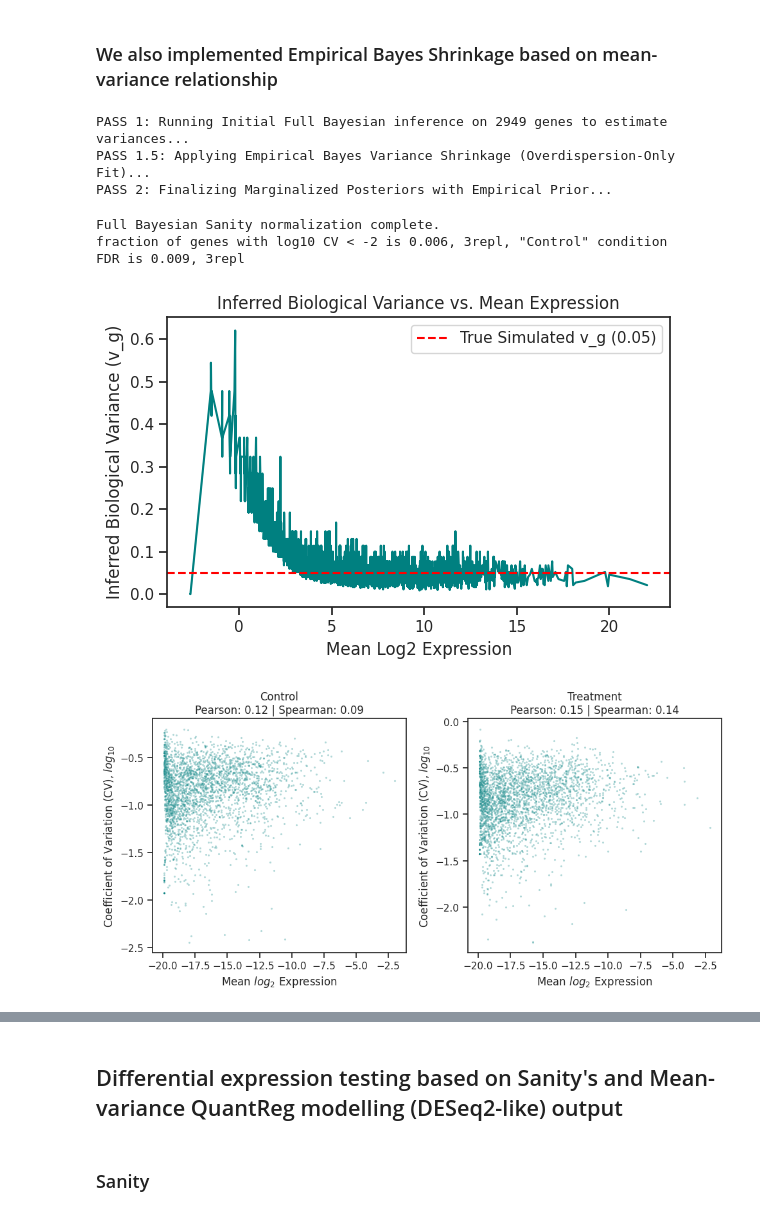
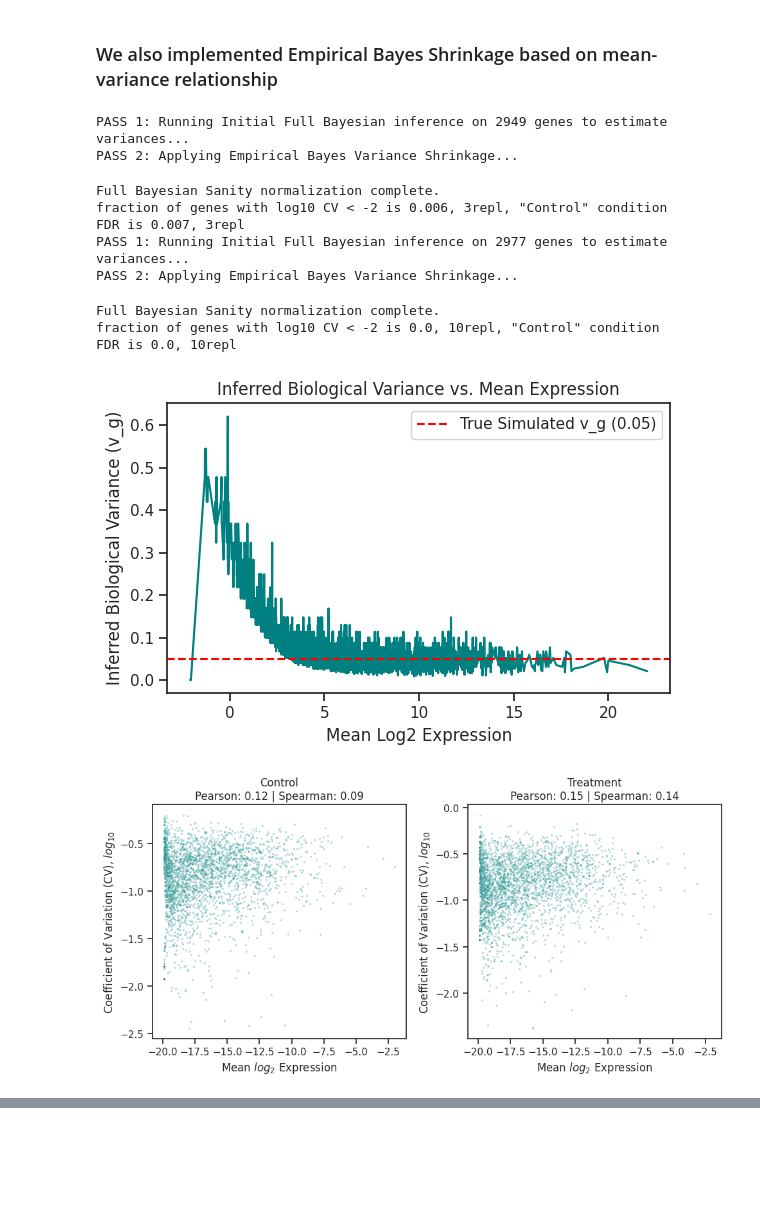
Before and after one commit to zavolanlab/zavolab_pyutils, a Jupyter notebook: test_module.ipynb, the cells around one changed output, grey strips where cells are left out. Cells and saved outputs as stored; diff of their text form; code cells hidden in the pictures; blank space fills up the shorter version.

```diff
--- a/test_module.ipynb
+++ b/test_module.ipynb
@@ -535,7 +546,7 @@ titles = ['3repl','10repl']
 metadata_dfs = [metadata_3repl_df,metadata_10repl_df]
 replicate_options = ['3repl','10repl']
 for k,data in enumerate([pln_counts_3repl_df,pln_counts_10repl_df]):
-    sanity_norm_counts_df, sanity_means_df, sanity_errors_df, sanity_vg_df, median_lib_size = apply_sanity_normalization_full_bayesian(
+    sanity_norm_counts_df, sanity_means_df, sanity_relative_errors_df, sanity_absolute_errors_df, sanity_vg_df, median_lib_size, variances_df = apply_sanity_normalization_full_bayesian(
         counts_df=data.copy(),
         metadata_df=metadata_dfs[k].copy(),
         sample_col='sample',
@@ -565,38 +576,41 @@ for k,data in enumerate([pln_counts_3repl_df,pln_counts_10repl_df]):
     savefig_path='./tests/plots/cv_plot.Python_EBS_Sanity.'+replicate_options[k]+'.png')
 
     sel_data = sanity_plot_data.loc[sanity_plot_data['condition']=='Control']
     frac_very_low_CV = len(sel_data.loc[(sel_data['log10_cv']<-2)])/len(sel_data)
     print('fraction of genes with log10 CV < -2 is '+str(np.round(frac_very_low_CV,3))+', '+replicate_options[k]+', "Control" condition')
 
     selected_genes = ["Gene_1", "Gene_2", "Gene_3"]
 
     used_metadata_df = metadata_dfs[k].copy()
 
     plot_sanity_gene_expression_with_ci(
     sample_norm_df=sanity_norm_counts_df,
     means_df=sanity_means_df,
-    errors_df=sanity_errors_df,
+    errors_df=sanity_absolute_errors_df,
     metadata_df=used_metadata_df,
     selected_genes=selected_genes,
     adjust_multiple_comparisons=True,
     savefig_path='./tests/plots/sanity_expression_ci.Python_EBS_Sanity.'+replicate_option+'.png')
 
     sanity_DE_df = test_differential_expression(
         means_df=sanity_means_df,
-        errors_df=sanity_errors_df,
+        errors_df=sanity_absolute_errors_df, # include global uncertainty to be a bit more conservative
         cond_A="Treatment",
         cond_B="Control"
     )
     # False discovery rate is:
     FDR = len(sanity_DE_df.loc[sanity_DE_df['padj']<0.05])/len(sanity_DE_df)
     print('FDR is '+str(np.round(FDR,3))+', '+replicate_options[k])
-    break
 # %% [output]
 PASS 1: Running Initial Full Bayesian inference on 2949 genes to estimate variances...
-PASS 1.5: Applying Empirical Bayes Variance Shrinkage (Overdispersion-Only Fit)...
-PASS 2: Finalizing Marginalized Posteriors with Empirical Prior...
+PASS 2: Applying Empirical Bayes Variance Shrinkage...
 Full Bayesian Sanity normalization complete.
 fraction of genes with log10 CV < -2 is 0.006, 3repl, "Control" condition
-FDR is 0.009, 3repl
+FDR is 0.007, 3repl
+PASS 1: Running Initial Full Bayesian inference on 2977 genes to estimate variances...
+PASS 2: Applying Empirical Bayes Variance Shrinkage...
+Full Bayesian Sanity normalization complete.
+fraction of genes with log10 CV < -2 is 0.0, 10repl, "Control" condition
+FDR is 0.0, 10repl
-[figure, old version]
+[figure, new version]
 [figure]
@@ -604,4 +620,0 @@ FDR is 0.009, 3repl
-# %% [markdown]
-## Differential expression testing based on Sanity's and Mean-variance QuantReg modelling (DESeq2-like) output
-# %% [markdown]
-### Sanity
```
Also changed, not shown: parts of 17 cells of this notebook, 33 other files.
